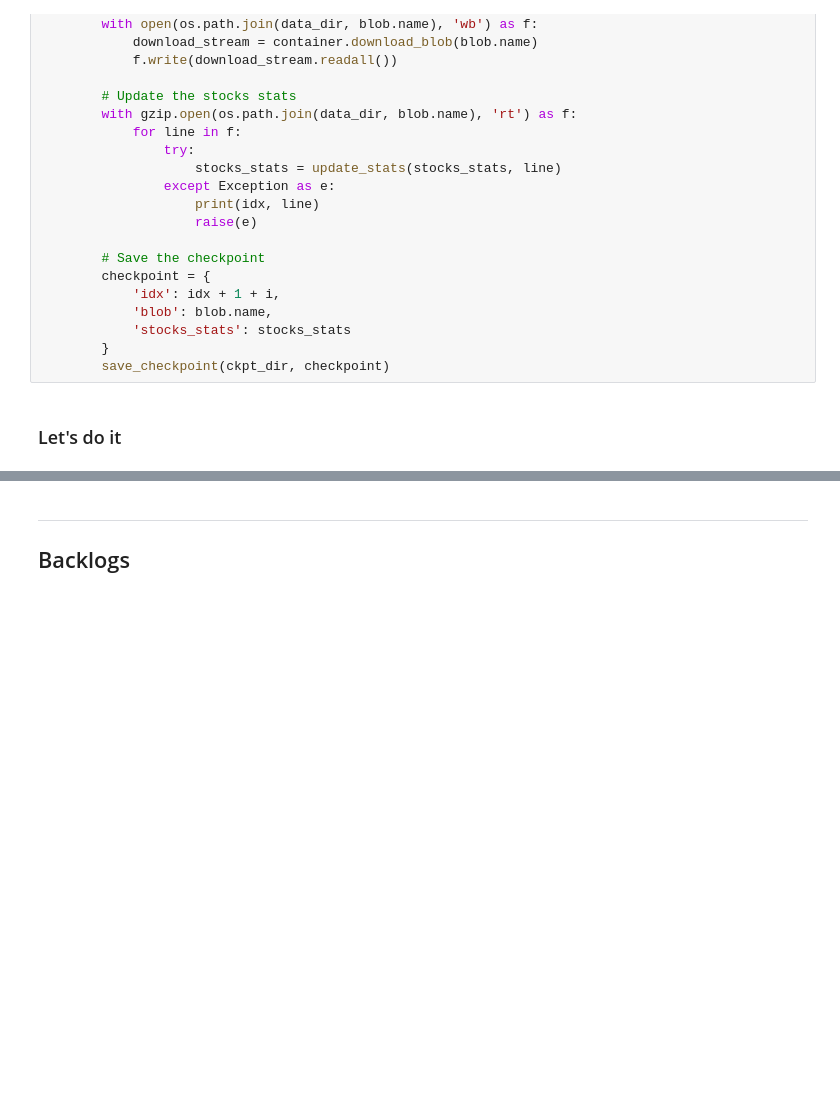
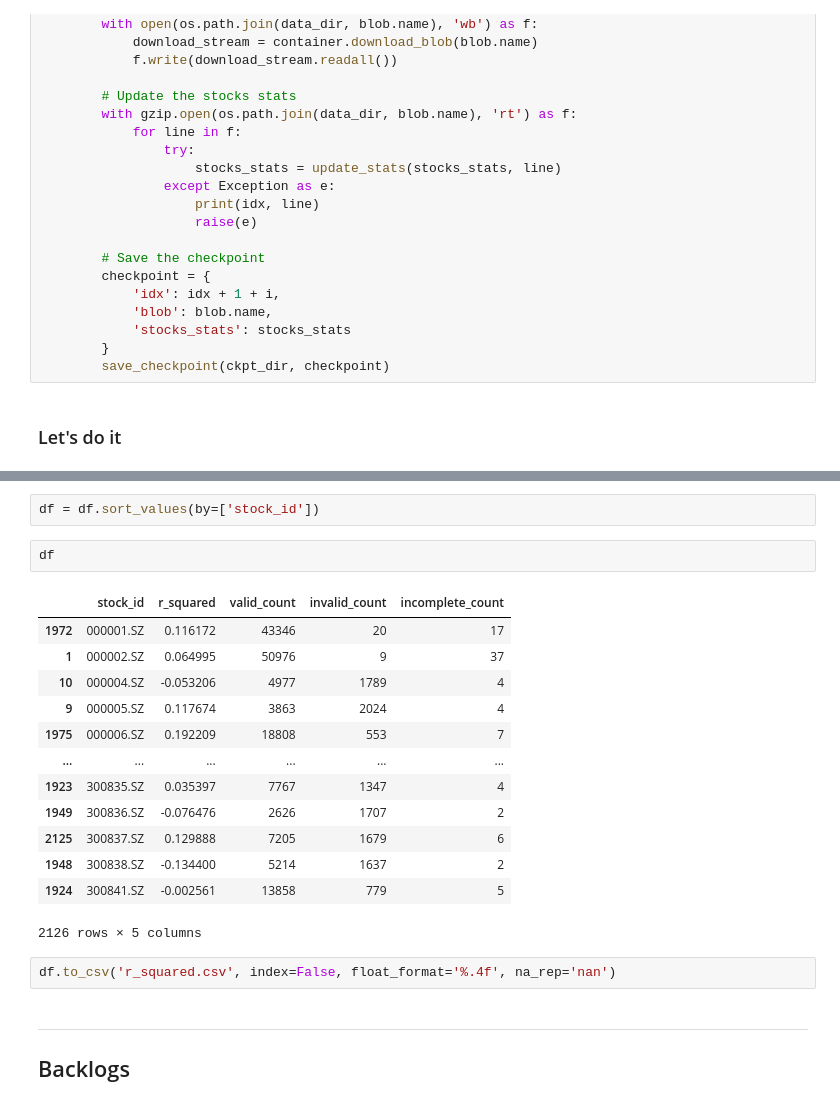
Before and after one commit to wenatuhs/task-202009-solution, a Jupyter notebook: task-202009-solution.ipynb, the cells around one changed output, grey strips where cells are left out. Saved outputs shown, nothing was run; the diff lists cells and outputs as text; blank space fills up the shorter version.

```diff
--- a/task-202009-solution.ipynb
+++ b/task-202009-solution.ipynb
@@ -491,3 +581,23 @@ OSError: [Errno 28] No space left on device
+# %%
+df = df.sort_values(by=['stock_id'])
+# %%
+df
+# %% [output]
+|  | stock_id | r_squared | valid_count | invalid_count | incomplete_count |
+| 1972 | 000001.SZ | 0.116172 | 43346 | 20 | 17 |
+| 1 | 000002.SZ | 0.064995 | 50976 | 9 | 37 |
+| 10 | 000004.SZ | -0.053206 | 4977 | 1789 | 4 |
+| 9 | 000005.SZ | 0.117674 | 3863 | 2024 | 4 |
+| 1975 | 000006.SZ | 0.192209 | 18808 | 553 | 7 |
+| ... | ... | ... | ... | ... | ... |
+| 1923 | 300835.SZ | 0.035397 | 7767 | 1347 | 4 |
+| 1949 | 300836.SZ | -0.076476 | 2626 | 1707 | 2 |
+| 2125 | 300837.SZ | 0.129888 | 7205 | 1679 | 6 |
+| 1948 | 300838.SZ | -0.134400 | 5214 | 1637 | 2 |
+| 1924 | 300841.SZ | -0.002561 | 13858 | 779 | 5 |
+2126 rows × 5 columns
+# %%
+df.to_csv('r_squared.csv', index=False, float_format='%.4f', na_rep='nan')
 # %% [markdown]
 ---
 
```
Also changed, not shown: parts of 19 cells of this notebook.
